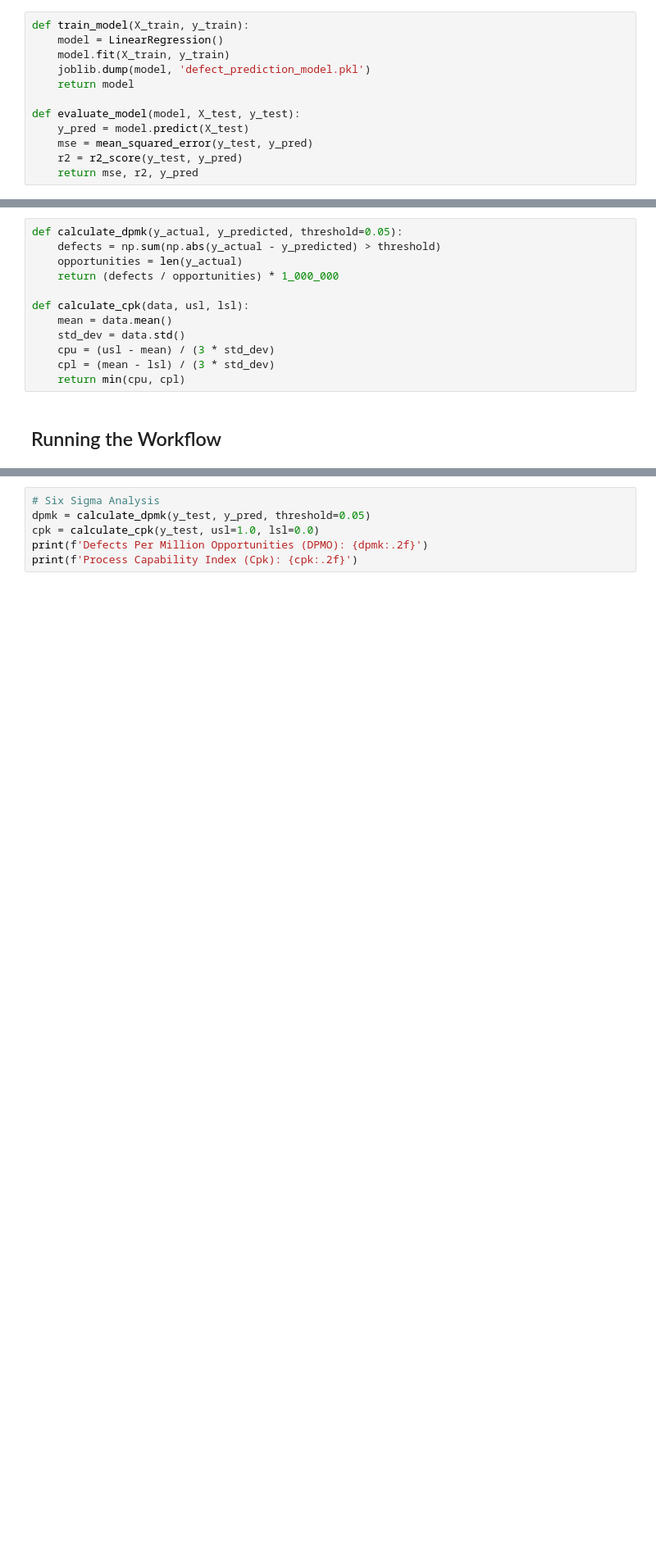
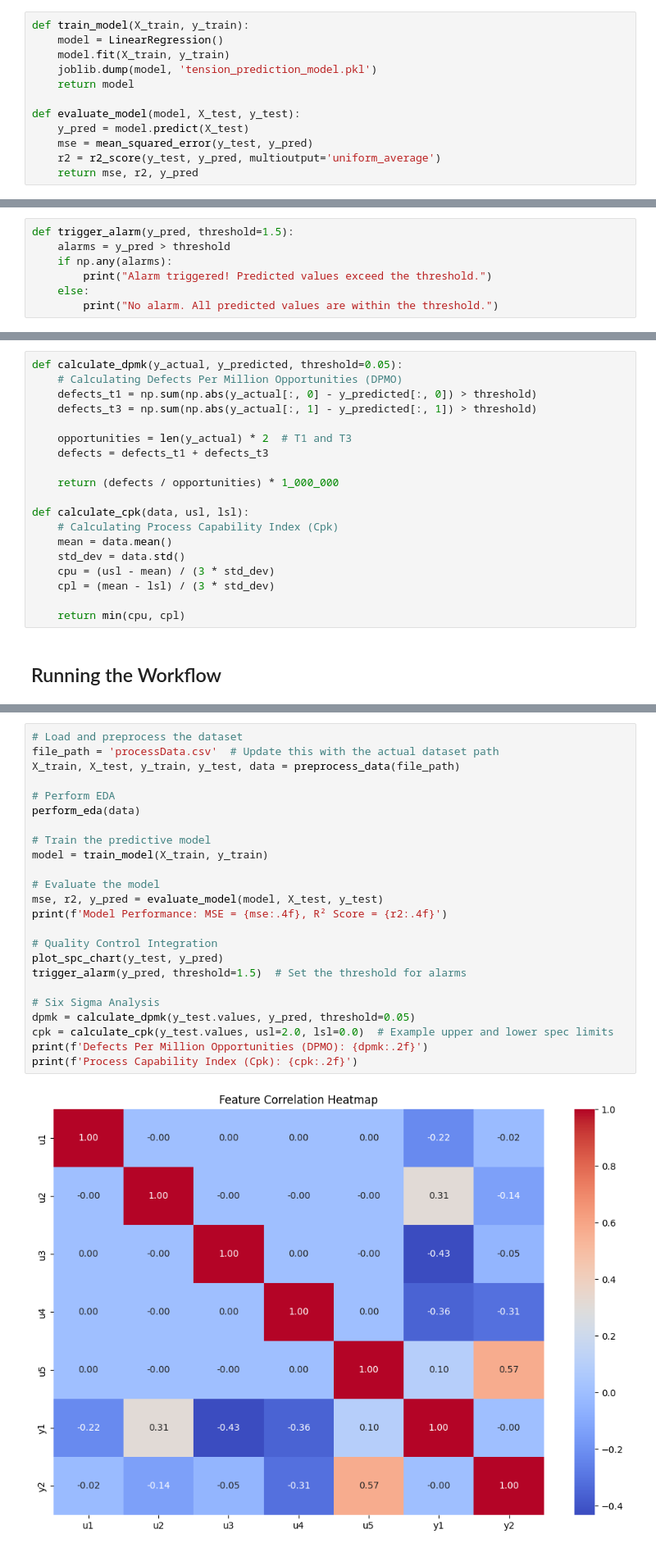
Before and after one commit to Reebs296/MANF465Project, a Jupyter notebook: models/Test.ipynb, the cells around one changed output, grey strips where cells are left out. Shown at 82% size. Drawn from its saved outputs; the diff is of its cells as text; blank space fills up the shorter version.

Commit message:
There is a working model now, but not ideal. Needs further refinement.

```diff
--- a/models/Test.ipynb
+++ b/models/Test.ipynb
@@ -49,13 +89,13 @@ def perform_eda(data):
 def train_model(X_train, y_train):
     model = LinearRegression()
     model.fit(X_train, y_train)
-    joblib.dump(model, 'defect_prediction_model.pkl')
+    joblib.dump(model, 'tension_prediction_model.pkl')
     return model
 
 def evaluate_model(model, X_test, y_test):
     y_pred = model.predict(X_test)
     mse = mean_squared_error(y_test, y_pred)
-    r2 = r2_score(y_test, y_pred)
+    r2 = r2_score(y_test, y_pred, multioutput='uniform_average')
     return mse, r2, y_pred
 # %% [markdown]
 ## Quality Control Integration
@@ -80,16 +118,30 @@ def trigger_alarm(y_pred, threshold):
+# %%
+def trigger_alarm(y_pred, threshold=1.5):
+    alarms = y_pred > threshold
+    if np.any(alarms):
+        print("Alarm triggered! Predicted values exceed the threshold.")
+    else:
+        print("No alarm. All predicted values are within the threshold.")
 # %% [markdown]
 ## Six Sigma Framework
 # %%
 def calculate_dpmk(y_actual, y_predicted, threshold=0.05):
-    defects = np.sum(np.abs(y_actual - y_predicted) > threshold)
-    opportunities = len(y_actual)
+    # Calculating Defects Per Million Opportunities (DPMO)
+    defects_t1 = np.sum(np.abs(y_actual[:, 0] - y_predicted[:, 0]) > threshold)
+    defects_t3 = np.sum(np.abs(y_actual[:, 1] - y_predicted[:, 1]) > threshold)
+
+    opportunities = len(y_actual) * 2  # T1 and T3
+    defects = defects_t1 + defects_t3
+
     return (defects / opportunities) * 1_000_000
 
 def calculate_cpk(data, usl, lsl):
+    # Calculating Process Capability Index (Cpk)
     mean = data.mean()
     std_dev = data.std()
     cpu = (usl - mean) / (3 * std_dev)
     cpl = (mean - lsl) / (3 * std_dev)
+
     return min(cpu, cpl)
 # %% [markdown]
 ## Running the Workflow
@@ -116,6 +148,26 @@ trigger_alarm(y_pred, threshold=0.05)
 # %%
+# Load and preprocess the dataset
+file_path = 'processData.csv'  # Update this with the actual dataset path
+X_train, X_test, y_train, y_test, data = preprocess_data(file_path)
+
+# Perform EDA
+perform_eda(data)
+
+# Train the predictive model
+model = train_model(X_train, y_train)
+
+# Evaluate the model
+mse, r2, y_pred = evaluate_model(model, X_test, y_test)
+print(f'Model Performance: MSE = {mse:.4f}, R² Score = {r2:.4f}')
+
+# Quality Control Integration
+plot_spc_chart(y_test, y_pred)
+trigger_alarm(y_pred, threshold=1.5)  # Set the threshold for alarms
+
 # Six Sigma Analysis
-dpmk = calculate_dpmk(y_test, y_pred, threshold=0.05)
-cpk = calculate_cpk(y_test, usl=1.0, lsl=0.0)
+dpmk = calculate_dpmk(y_test.values, y_pred, threshold=0.05)
+cpk = calculate_cpk(y_test.values, usl=2.0, lsl=0.0)  # Example upper and lower spec limits
 print(f'Defects Per Million Opportunities (DPMO): {dpmk:.2f}')
 print(f'Process Capability Index (Cpk): {cpk:.2f}')
+# %% [output]
+[figure, added]
```
Also changed, not shown: parts of 11 cells of this notebook, 1 other file.
